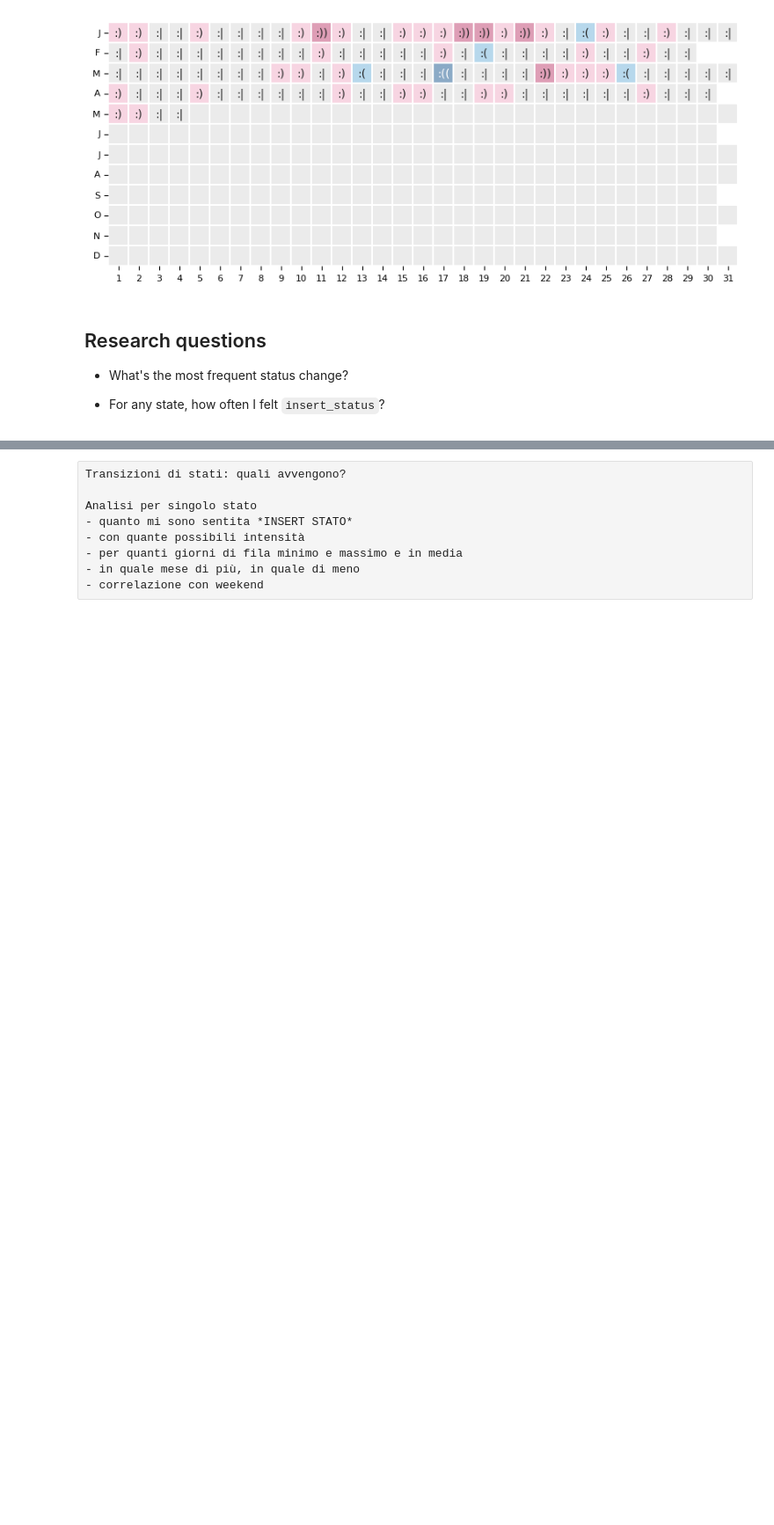
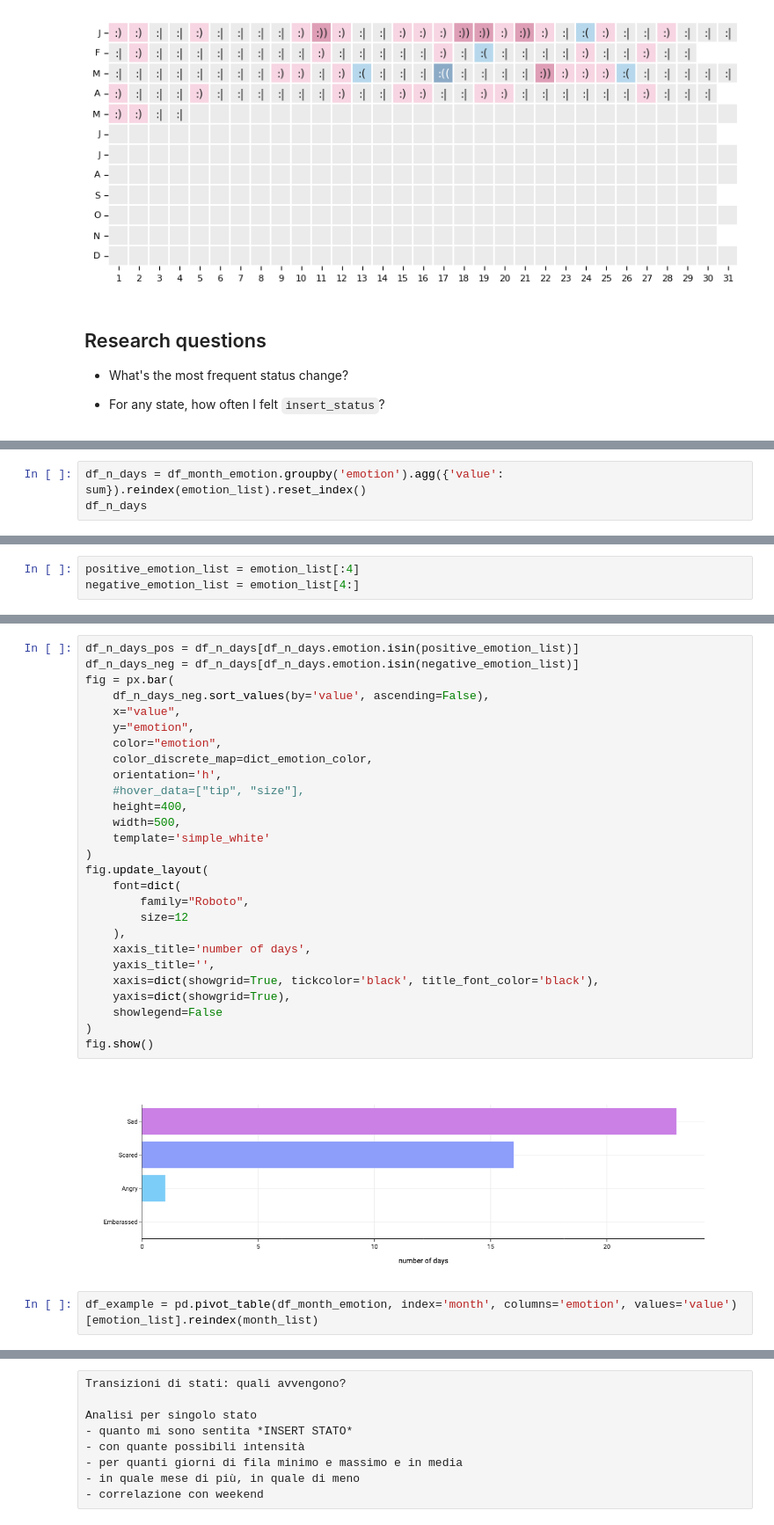
Before and after one commit to martidossi/pixel_year_app, a Jupyter notebook: dataviz.ipynb, the cells around one changed output, grey strips where cells are left out. Shown at 88% size. Cells and saved outputs as stored; diff of their text form; blank space fills up the shorter version.

```diff
--- a/dataviz.ipynb
+++ b/dataviz.ipynb
@@ -192,0 +314,3 @@ plt.show()
+# %%
+df_n_days = df_month_emotion.groupby('emotion').agg({'value': sum}).reindex(emotion_list).reset_index()
+df_n_days
@@ -192,0 +327,3 @@ plt.show()
+# %%
+positive_emotion_list = emotion_list[:4]
+negative_emotion_list = emotion_list[4:]
@@ -192,0 +358,31 @@ plt.show()
+# %%
+df_n_days_pos = df_n_days[df_n_days.emotion.isin(positive_emotion_list)]
+df_n_days_neg = df_n_days[df_n_days.emotion.isin(negative_emotion_list)]
+fig = px.bar(
+    df_n_days_neg.sort_values(by='value', ascending=False),
+    x="value",
+    y="emotion",
+    color="emotion",
+    color_discrete_map=dict_emotion_color,
+    orientation='h',
+    #hover_data=["tip", "size"],
+    height=400,
+    width=500,
+    template='simple_white'
+)
+fig.update_layout(
+    font=dict(
+        family="Roboto",
+        size=12
+    ),
+    xaxis_title='number of days',
+    yaxis_title='',
+    xaxis=dict(showgrid=True, tickcolor='black', title_font_color='black'),
+    yaxis=dict(showgrid=True),
+    showlegend=False
+)
+fig.show()
+# %% [output]
+[figure, added]
+# %%
+df_example = pd.pivot_table(df_month_emotion, index='month', columns='emotion', values='value')[emotion_list].reindex(month_list)
```
Also changed, not shown: parts of 36 cells of this notebook, 11 other files.
